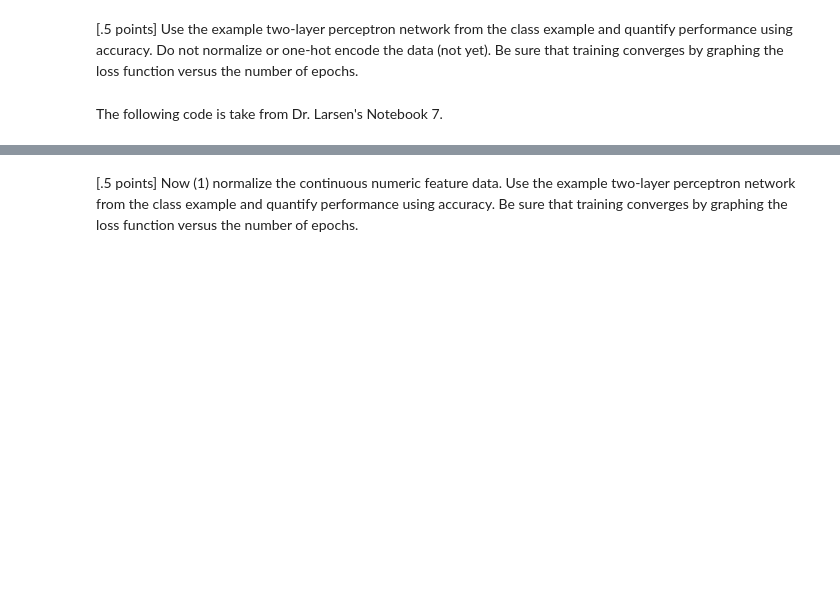
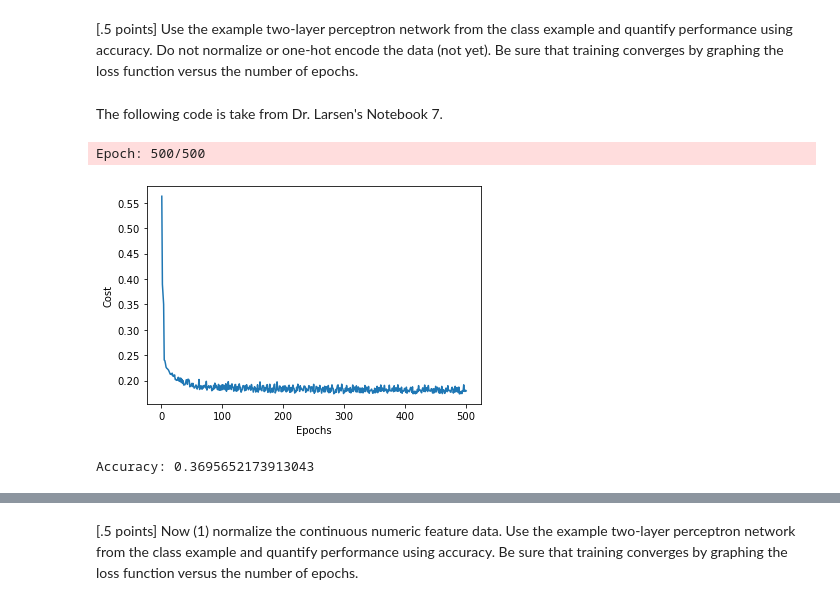
Before and after one commit to calebm00re/S22-ml04, a Jupyter notebook: poor_children.ipynb, the cells around one changed output, grey strips where cells are left out. Drawn from its saved outputs; the diff is of its cells as text; code cells hidden in the pictures; blank space fills up the shorter version.

```diff
--- a/poor_children.ipynb
+++ b/poor_children.ipynb
@@ -149,7 +117,3 @@ df.County.unique()
 number of counties 1926
 array(['Autauga', 'Baldwin', 'Barbour', ..., 'Villalba', 'Yabucoa',
        'Yauco'], dtype=object)
-# %%
-# We think we will get rid of the county variable since there are almost two thousand unique values it might not be very useful to encode it
-df.drop(columns=['County'], inplace=True)
-df.head()
@@ -195,6 +159,11 @@ Name: poverty_quartile, dtype: int64
 Note: You will need to one hot encode the target, but do not one hot encode the categorical data until instructed to do so in the lab.
 # %%
 y = df['poverty_quartile']
+#one hot encode the poverty quartile
 y = pd.get_dummies(y)
-df.drop(columns=['poverty_quartile', 'ChildPoverty'], inplace=True)
-X_train, X_test, y_train, y_test = train_test_split(df, y, test_size=0.20, random_state=1)
+
+X_train, X_test, y_train, y_test = train_test_split(df.drop(columns=['poverty_quartile', 'ChildPoverty']), y, test_size=0.20, random_state=1)
+print(X_train.shape)
+print(y_train.shape)
+print(X_test.shape)
+print(y_test.shape)
@@ -347,0 +338,34 @@ class TwoLayerPerceptron(TwoLayerPerceptronBase):
+# %%
+# Function to convert data into format to test accuracy with
+def convert_data(y_pred, y_test):
+  returnMe = pd.DataFrame()
+
+  returnMe['first_quartile'] = (y_pred == 0)
+  returnMe['second_quartile'] = (y_pred == 1)
+  returnMe['third_quartile'] = (y_pred == 2)
+  returnMe['fourth_quartile'] = (y_pred == 3)
+
+  return returnMe
+# %%
+# train the model
+model = TwoLayerPerceptronVectorized(n_hidden=30, C=0.0, epochs=500, eta=0.001, random_state=42)
+model.fit(X_train, y_train, print_progress=True)
+# plot the loss over time to ensure convergence
+plt.plot(range(1, len(model.cost_)+1), model.cost_)
+plt.xlabel("Epochs")
+plt.ylabel("Cost")
+plt.show()
+
+# evaluate the model on the test set
+y_pred = model.predict(X_test)
+
+# convert y_pred into a one-hot encoded dataframe
+y_pred = convert_data(y_pred, y_test)
+
+# Get accuracy
+accuracy = accuracy_score(y_test, y_pred)
+print("Accuracy:", accuracy)
+# %% [output]
+Epoch: 500/500
+[figure, added]
+Accuracy: 0.3695652173913043
```
Also changed, not shown: parts of 16 cells of this notebook.
